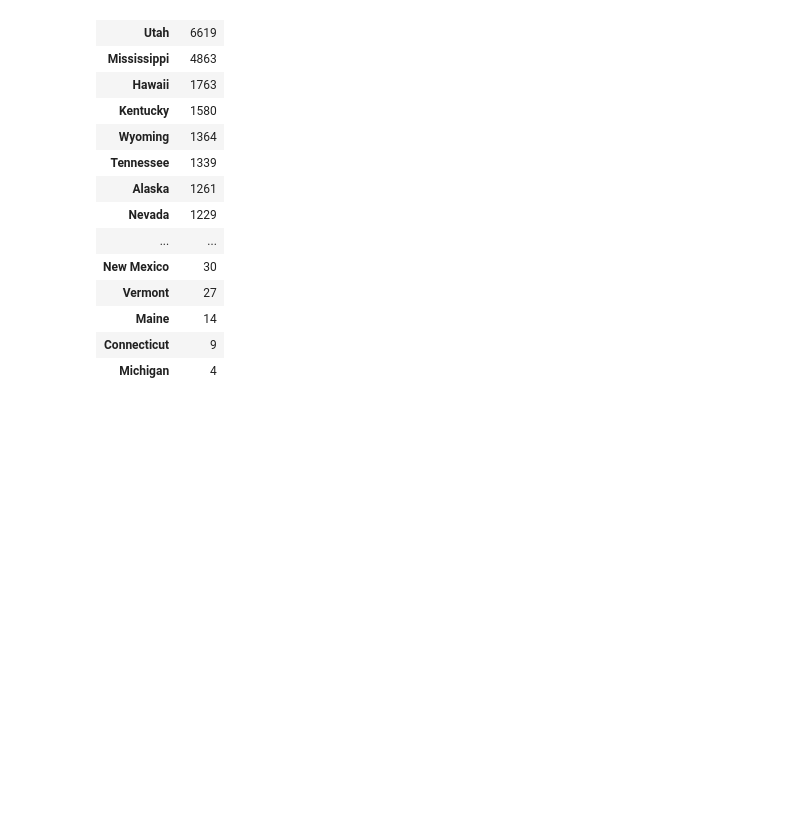
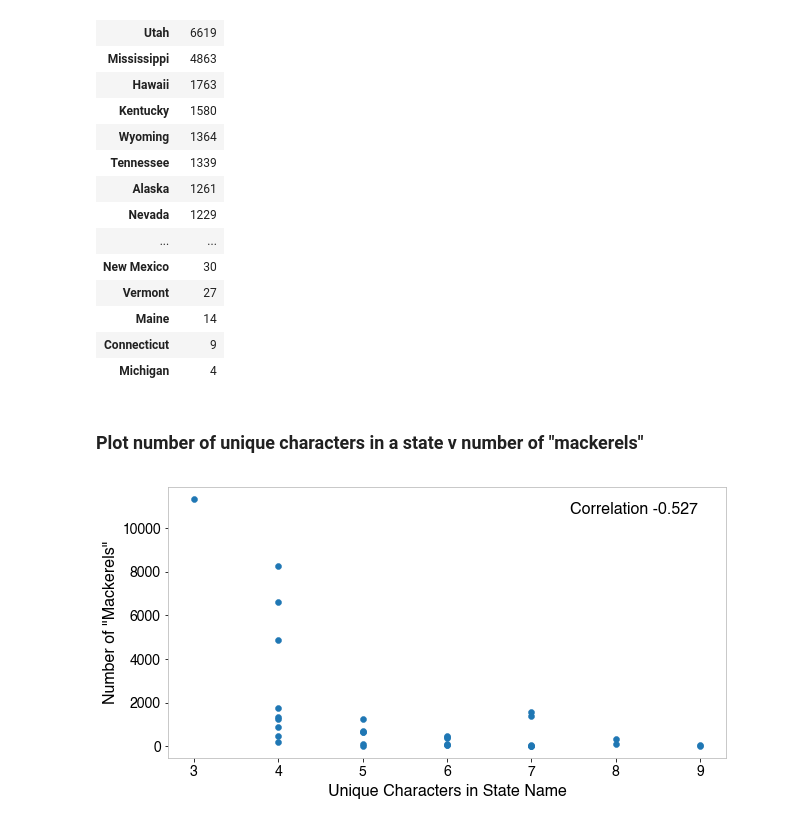
Before and after one commit to tjburch/puzzles, a Jupyter notebook: riddler538_2020_May22/python/puzzle-solution.ipynb, the cells around one changed output. Drawn from its saved outputs; the diff is of its cells as text; code cells hidden in the pictures; blank space fills up the shorter version.

```diff
--- a/riddler538_2020_May22/python/puzzle-solution.ipynb
+++ b/riddler538_2020_May22/python/puzzle-solution.ipynb
@@ -62,6 +99,8 @@ def check_word_against_states(word):
     """ Checks word against all states to see if it passes the question criteria, sharing letters with exactly one
     word (str) : word to evaluate
     returns (str) : None if fails criteria, the one orthogonally spelled state if meets criteria
+
+    Note : This could be sped up if we only looked at unique characters, but it's not slow as-is.
     """
     word = word.lower()
     theword = None
@@ -246,3 +285,20 @@ df
 | Maine | 14 |
 | Connecticut | 9 |
 | Michigan | 4 |
+# %% [markdown]
+### Plot number of unique characters in a state v number of "mackerels"
+# %%
+df["lower_state"] = df.index.str.lower()
+df["unique_chars"] = df["lower_state"].apply(list).apply(set).apply(len)
+# %%
+plt.figure(figsize=(10,5))
+plt.scatter(df["unique_chars"], df["num"])
+correlation = np.corrcoef(df["unique_chars"], df["num"])[0,1]
+plt.annotate(f"Correlation {correlation:.3f}", xy=(0.95,0.9), xycoords="axes fraction", ha="right", fontsize=16)
+
+plt.xlabel("Unique Characters in State Name",fontsize=16)
+plt.ylabel("Number of \"Mackerels\"",fontsize=16)
+plt.tick_params(labelsize=14)
+plt.savefig("../plots/scatter_state",bbox_params="tight")
+# %% [output]
+[figure, added]
```
Also changed, not shown: parts of 9 cells of this notebook.
